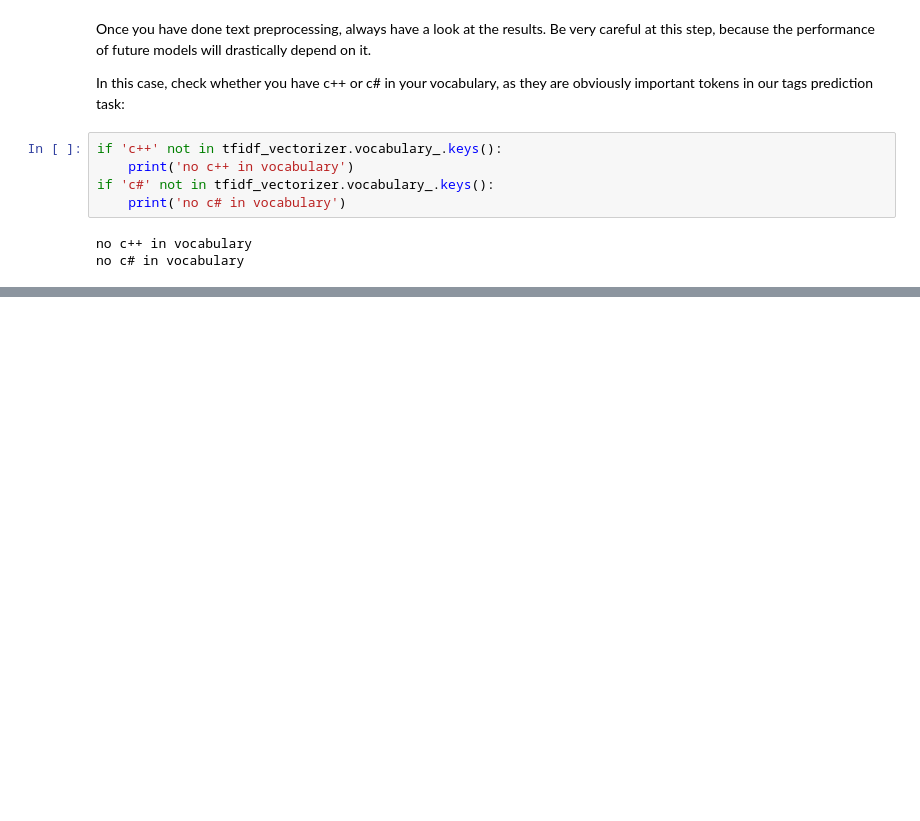
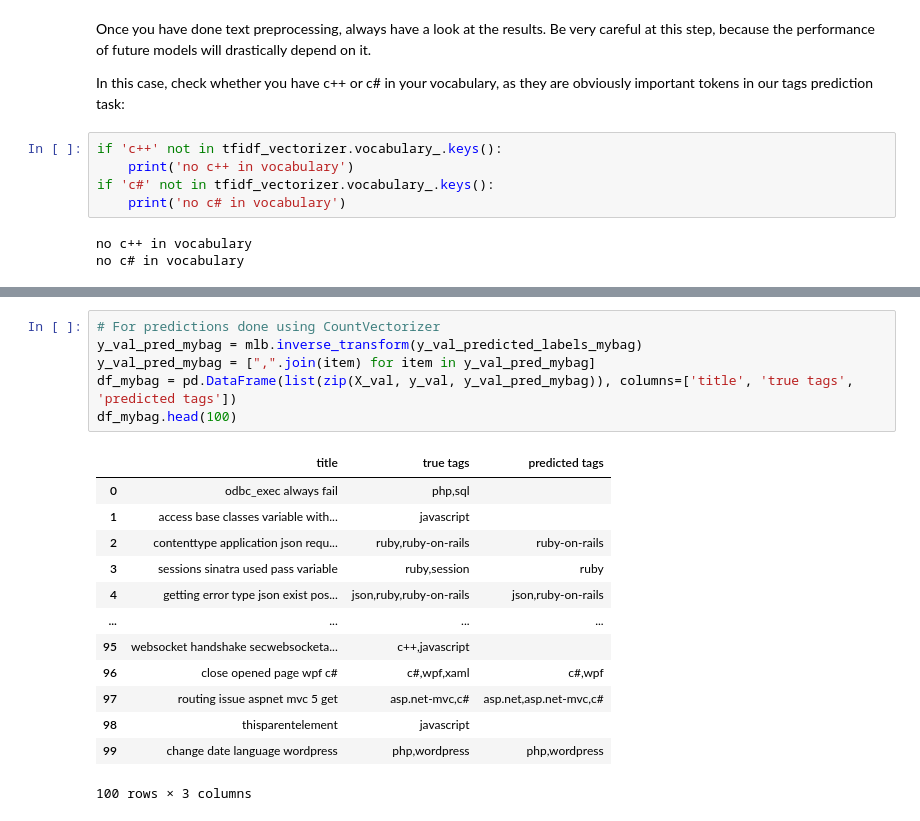
Before and after one commit to bk-anupam/NLP, a Jupyter notebook: HSE_NLP/week1/Predict_SO_Tags.ipynb, the cells around one changed output, grey strips where cells are left out. Cells and saved outputs as stored; diff of their text form; blank space fills up the shorter version.

```diff
--- a/HSE_NLP/week1/Predict_SO_Tags.ipynb
+++ b/HSE_NLP/week1/Predict_SO_Tags.ipynb
@@ -317,0 +425,20 @@ no c# in vocabulary
+# %%
+# For predictions done using CountVectorizer
+y_val_pred_mybag = mlb.inverse_transform(y_val_predicted_labels_mybag)
+y_val_pred_mybag = [",".join(item) for item in y_val_pred_mybag]
+df_mybag = pd.DataFrame(list(zip(X_val, y_val, y_val_pred_mybag)), columns=['title', 'true tags', 'predicted tags'])
+df_mybag.head(100)
+# %% [output]
+|  | title | true tags | predicted tags |
+| 0 | odbc_exec always fail | php,sql |  |
+| 1 | access base classes variable with... | javascript |  |
+| 2 | contenttype application json requ... | ruby,ruby-on-rails | ruby-on-rails |
+| 3 | sessions sinatra used pass variable | ruby,session | ruby |
+| 4 | getting error type json exist pos... | json,ruby,ruby-on-rails | json,ruby-on-rails |
+| ... | ... | ... | ... |
+| 95 | websocket handshake secwebsocketa... | c++,javascript |  |
+| 96 | close opened page wpf c# | c#,wpf,xaml | c#,wpf |
+| 97 | routing issue aspnet mvc 5 get | asp.net-mvc,c# | asp.net,asp.net-mvc,c# |
+| 98 | thisparentelement | javascript |  |
+| 99 | change date language wordpress | php,wordpress | php,wordpress |
+100 rows × 3 columns
```
Also changed, not shown: parts of 21 cells of this notebook.
